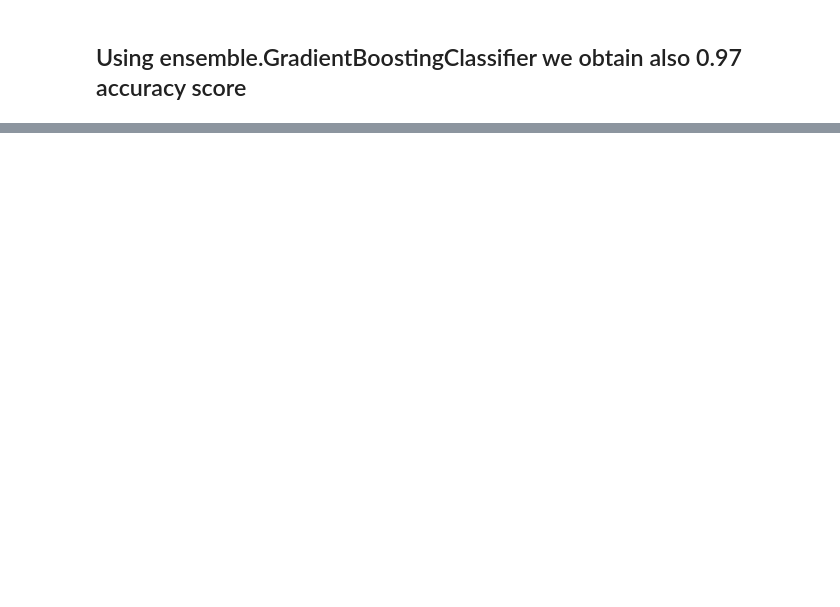
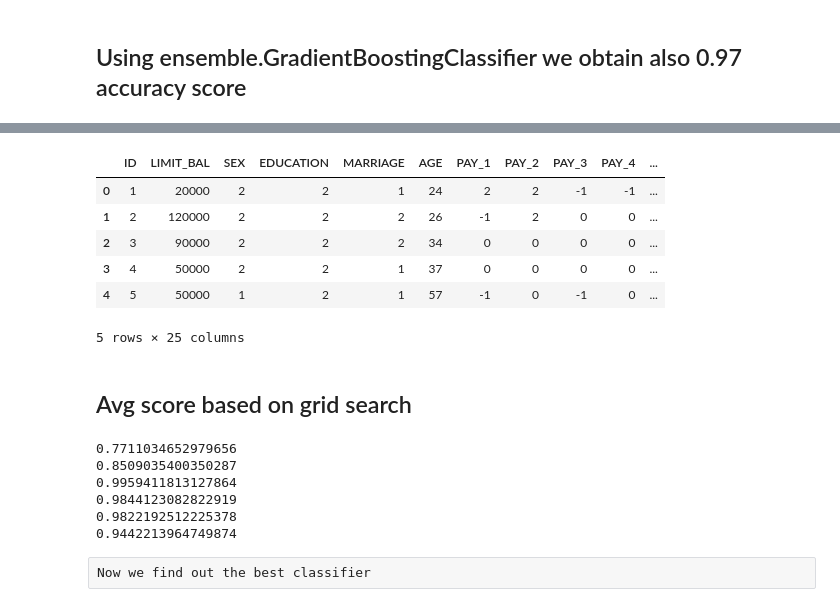
Before and after one commit to dsGitHubRepository/default-of-credit-card-clients, a Jupyter notebook: credit-card-default-in-depth Analysis-Machine-Learning.ipynb, the cells around one changed output, grey strips where cells are left out. Saved outputs shown, nothing was run; the diff lists cells and outputs as text; code cells hidden in the pictures; blank space fills up the shorter version.

```diff
--- a/credit-card-default-in-depth Analysis-Machine-Learning.ipynb
+++ b/credit-card-default-in-depth Analysis-Machine-Learning.ipynb
@@ -187,0 +225,28 @@ accuracy_score(y_t, y_p), roc_auc_score(y_t, y_p)
+# %%
+df.head()
+# %% [output]
+|  | ID | LIMIT_BAL | SEX | EDUCATION | MARRIAGE | AGE | PAY_1 | PAY_2 | PAY_3 | PAY_4 | ... |
+| 0 | 1 | 20000 | 2 | 2 | 1 | 24 | 2 | 2 | -1 | -1 | ... |
+| 1 | 2 | 120000 | 2 | 2 | 2 | 26 | -1 | 2 | 0 | 0 | ... |
+| 2 | 3 | 90000 | 2 | 2 | 2 | 34 | 0 | 0 | 0 | 0 | ... |
+| 3 | 4 | 50000 | 2 | 2 | 1 | 37 | 0 | 0 | 0 | 0 | ... |
+| 4 | 5 | 50000 | 1 | 2 | 1 | 57 | -1 | 0 | -1 | 0 | ... |
+5 rows × 25 columns
+# %% [markdown]
+## Avg score based on grid search
+# %%
+MLclf = [LogisticRegression(), GaussianNB(), DecisionTreeClassifier(), ExtraTreesClassifier(), RandomForestClassifier(), ensemble.GradientBoostingClassifier() ]
+roc_list = []
+for clf in MLclf:
+    y_p = clf.fit(x_tr, y_tr).predict(x_t)
+    roc_list.append(roc_auc_score(y_t, y_p))
+    print(roc_auc_score(y_t, y_p))
+# %% [output]
+0.7711034652979656
+0.8509035400350287
+0.9959411813127864
+0.9844123082822919
+0.9822192512225378
+0.9442213964749874
+# %% [raw]
+Now we find out the best classifier
```
Also changed, not shown: parts of 19 cells of this notebook.
